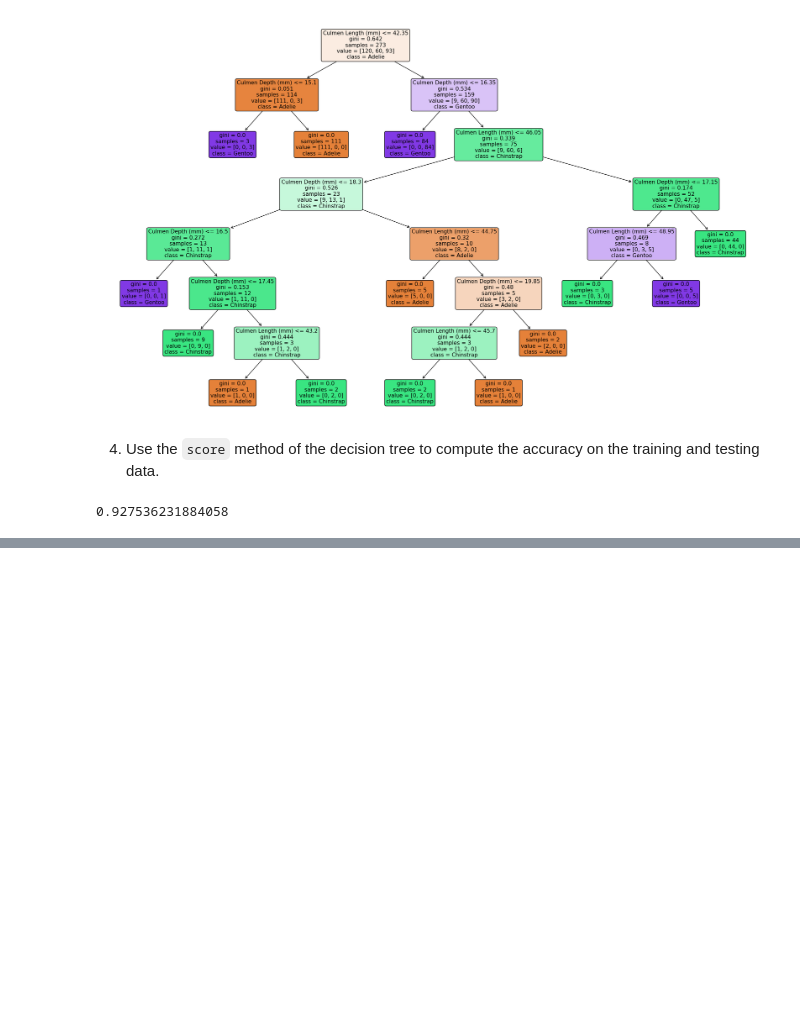
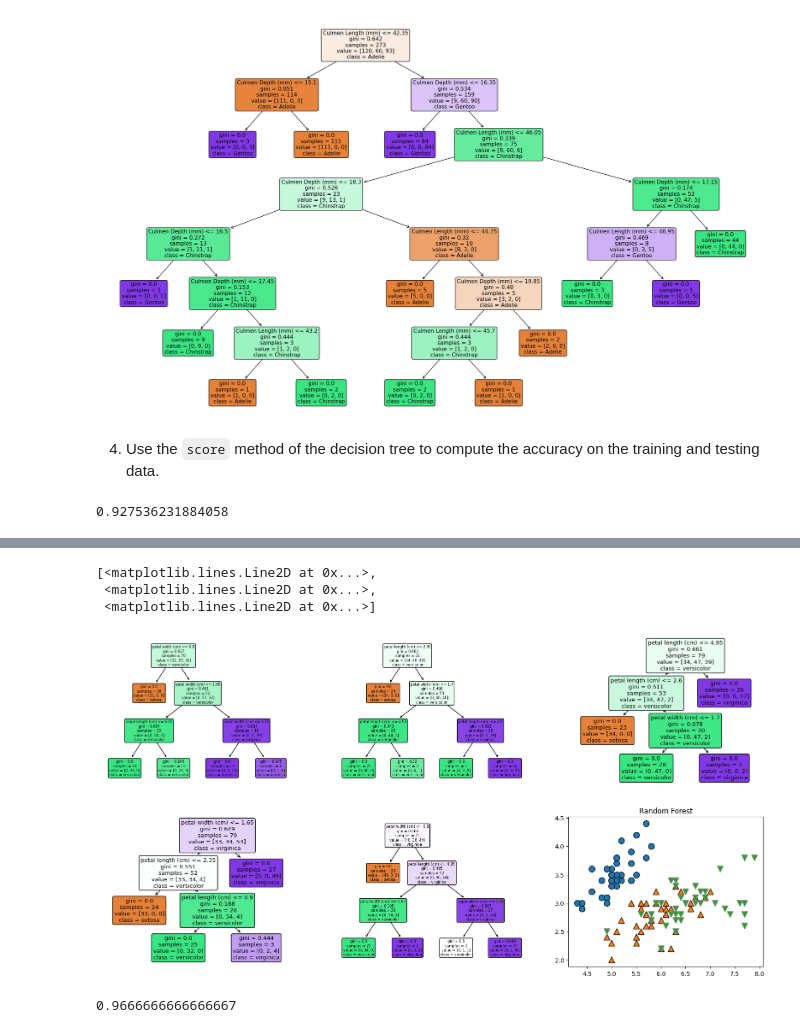
Before and after one commit to thibault-chausson/DS54_TP_data_science, a Jupyter notebook: TP2.ipynb, the cells around one changed output, grey strips where cells are left out. Drawn from its saved outputs; the diff is of its cells as text; code cells hidden in the pictures; blank space fills up the shorter version.

```diff
--- a/TP2.ipynb
+++ b/TP2.ipynb
@@ -131,0 +153,8 @@ tree.score(X_test, y_test)
+# %%
+#Knn
+from sklearn.neighbors import KNeighborsClassifier
+
+knnIris = KNeighborsClassifier(n_neighbors=5)
+knnIris.fit(X_trainIris, y_trainIris)
+
+knnIris.score(X_testIris, y_testIris)
@@ -131,0 +180,26 @@ tree.score(X_test, y_test)
+# %%
+from sklearn.ensemble import RandomForestClassifier
+
+forest = RandomForestClassifier(n_estimators=5, max_depth=3, random_state=2)
+
+forest.fit(X_trainIris, y_trainIris)
+
+fig, axes = plt.subplots(2, 3, figsize=(20, 10))
+
+for i, (ax, tree) in enumerate(zip(axes.ravel(), forest.estimators_)):
+    ax.set_title("Tree {}".format(i))
+    #mglearn.plots.plot_tree_partition(X_trainIris, y_trainIris, tree, ax=ax)
+    plot_tree(tree, ax=ax, filled=True, rounded=True, class_names=iris.target_names, feature_names=iris.feature_names)
+
+#mglearn.plots.plot_2d_separator(forest, X_trainIris, fill=True, ax=axes[-1, -1], alpha=.4)
+axes[-1, -1].set_title("Random Forest")
+mglearn.discrete_scatter(X_trainIris[:, 0], X_trainIris[:, 1], y_trainIris)
+# %% [output]
+[<matplotlib.lines.Line2D at 0x...>,
+ <matplotlib.lines.Line2D at 0x...>,
+ <matplotlib.lines.Line2D at 0x...>]
+[figure, added]
+# %%
+forest.score(X_testIris, y_testIris)
+# %% [output]
+0.9666666666666667
```
Also changed, not shown: parts of 8 cells of this notebook.
